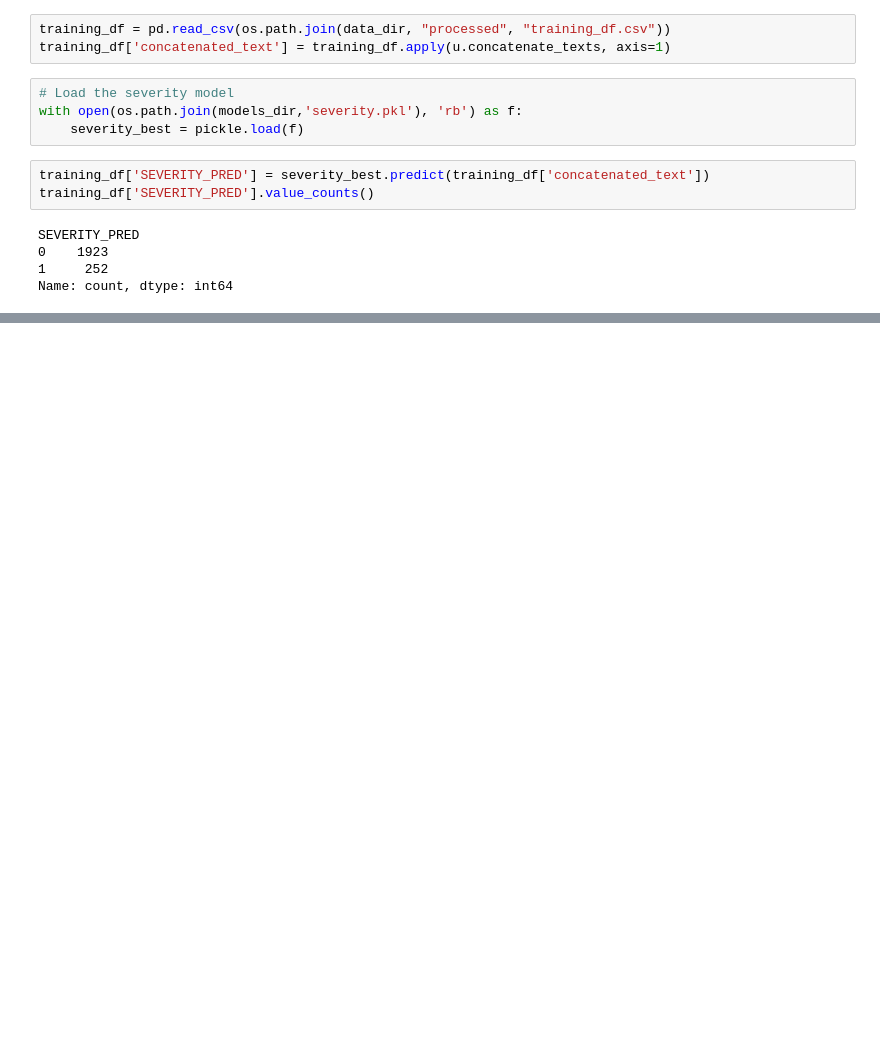
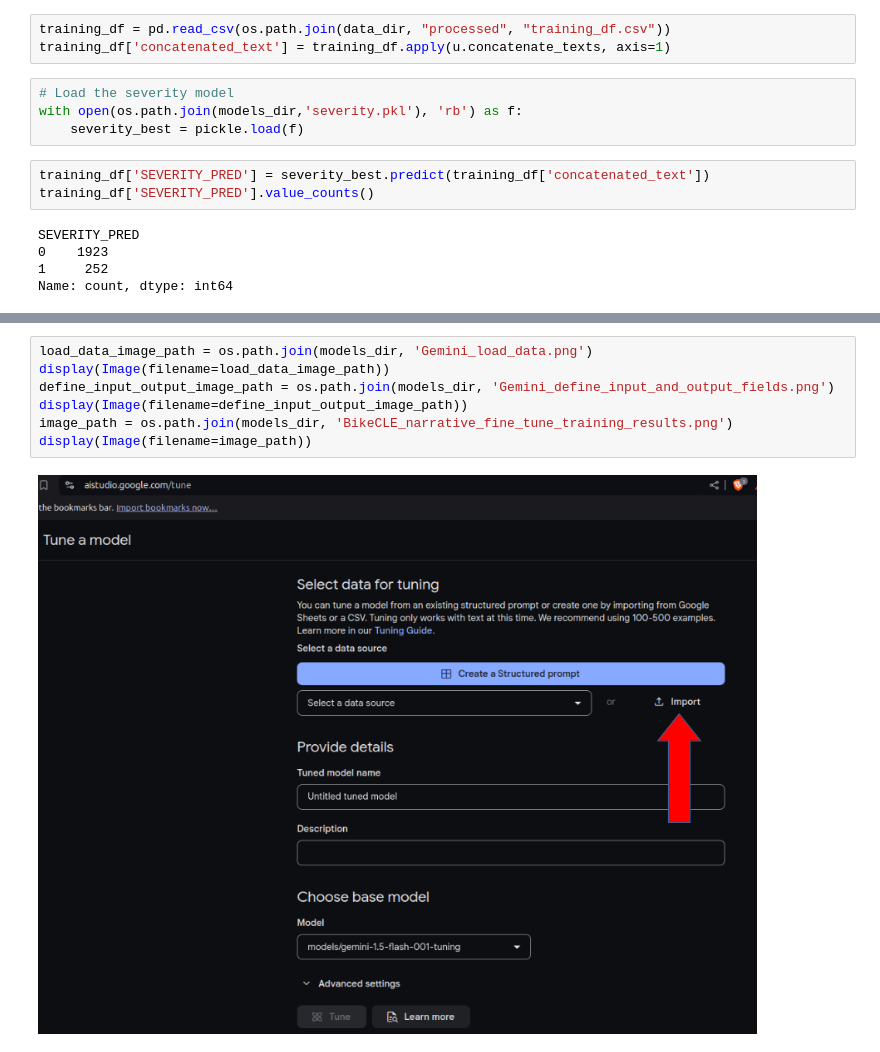
Before and after one commit to beardedDan/complete_collision_recorder, a Jupyter notebook: notebooks/score_GCAT.ipynb, the cells around one changed output, grey strips where cells are left out. Cells and saved outputs as stored; diff of their text form; blank space fills up the shorter version.

Commit message:
Added BikeCLE Narrative Validation Scoring

```diff
--- a/notebooks/score_GCAT.ipynb
+++ b/notebooks/score_GCAT.ipynb
@@ -49,0 +74,9 @@ GCAT_pred_df['concatenated_text'] = GCAT_pred_df['concatenated_text'] + '\n\n GC
+# %%
+load_data_image_path = os.path.join(models_dir, 'Gemini_load_data.png')
+display(Image(filename=load_data_image_path))
+define_input_output_image_path = os.path.join(models_dir, 'Gemini_define_input_and_output_fields.png')
+display(Image(filename=define_input_output_image_path))
+image_path = os.path.join(models_dir, 'BikeCLE_narrative_fine_tune_training_results.png')
+display(Image(filename=image_path))
+# %% [output]
+[figure, added]
```
Also changed, not shown: parts of 15 cells of this notebook, 7 other files.
